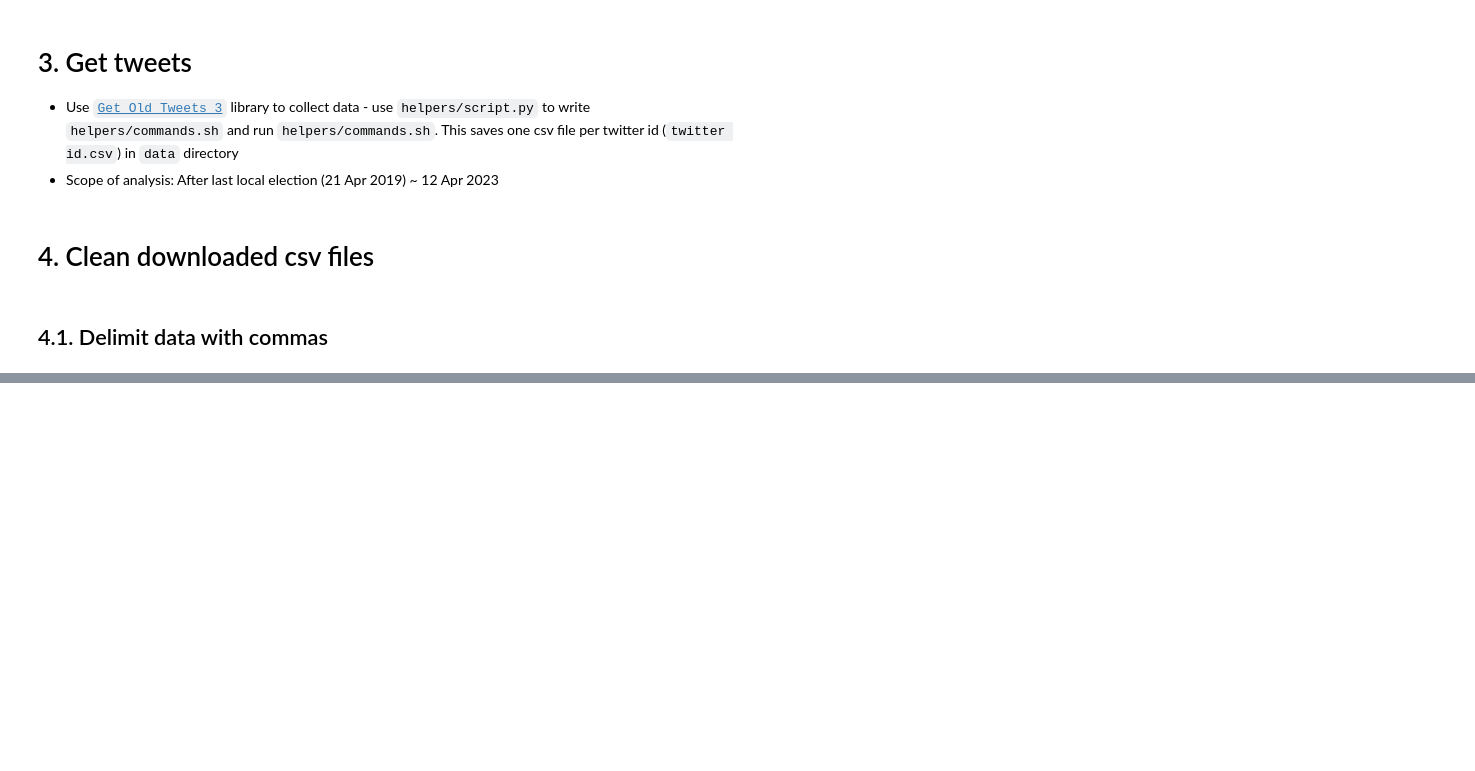
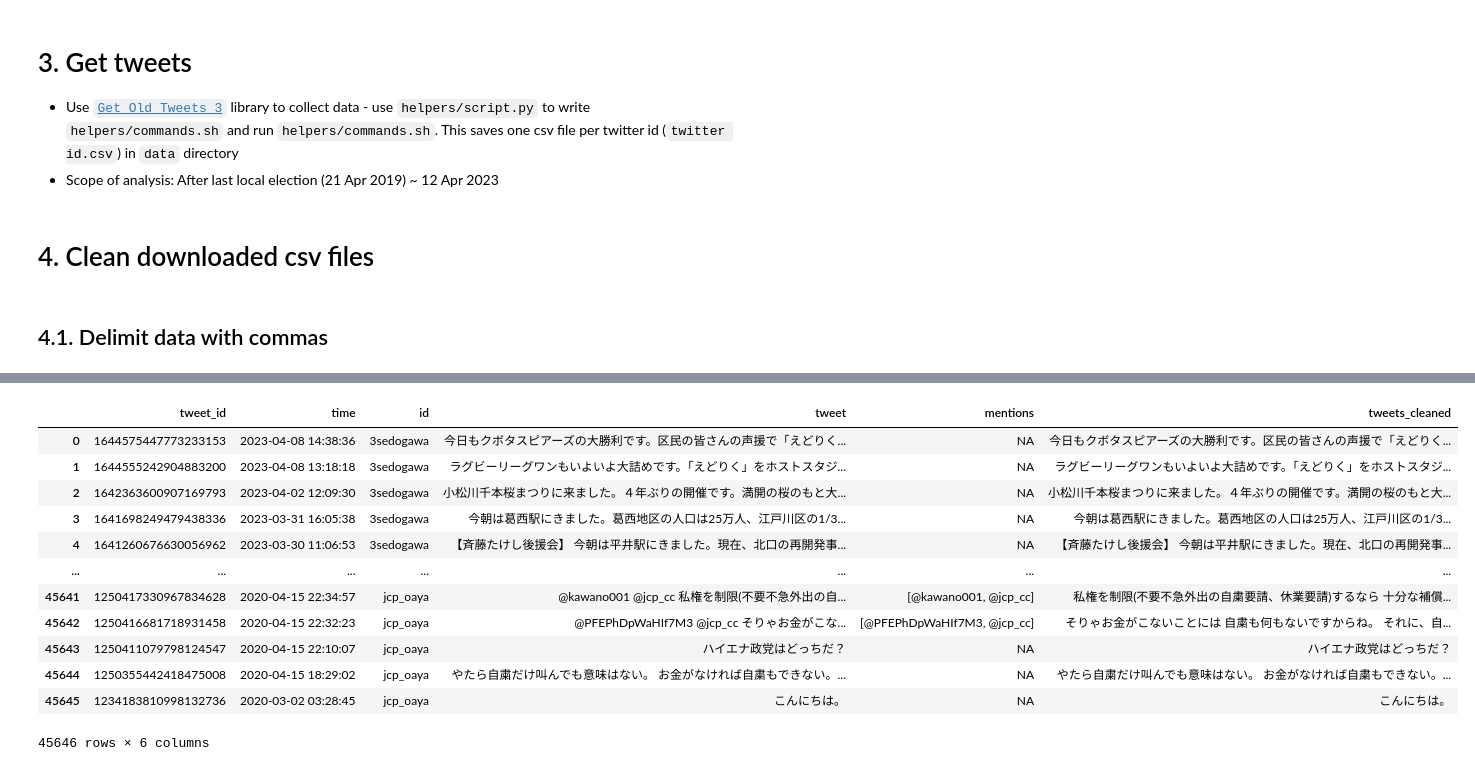
Before and after one commit to saoriyosano/edogawa_2023, a Jupyter notebook: data_download.ipynb, the cells around one changed output, grey strips where cells are left out. Drawn from its saved outputs; the diff is of its cells as text; code cells hidden in the pictures; blank space fills up the shorter version.

Commit message:
data cleaning

```diff
--- a/data_download.ipynb
+++ b/data_download.ipynb
@@ -300,0 +351,2 @@ for id in ids:
+# %%
+pd.set_option('display.max_colwidth', None)
@@ -300,0 +368,38 @@ for id in ids:
+# %%
+def clean_tweets(tweets):
+
+    # create list of mentions and remove them from 'tweet' column
+    mentions = tweets.apply(
+        lambda x: re.findall(r'(@[A-Za-z0-9_]{1,15})', x)
+    )
+    tweets = tweets.apply(
+        lambda x: re.sub(r'(@[A-Za-z0-9_]{1,15})', "", x)
+        )
+
+    # remove urls from tweets
+    tweets = tweets.apply(
+        lambda x: re.sub(r'(?i)\b((?:https?:\/\/[^\s]+))', "", x)
+        )
+
+    return tweets, mentions
+# %%
+tweets, mentions = clean_tweets(df.tweet)
+# %%
+df['mentions'] = ["NA" if mention == [] else mention for mention in mentions]
+df['tweets_cleaned'] = tweets
+# %%
+df
+# %% [output]
+|  | tweet_id | time | id | tweet | mentions | tweets_cleaned |
+| 0 | 1644575447773233153 | 2023-04-08 14:38:36 | 3sedogawa | 今日もクボタスピアーズの大勝利です。区民の皆さんの声援で「えどりく... | NA | 今日もクボタスピアーズの大勝利です。区民の皆さんの声援で「えどりく... |
+| 1 | 1644555242904883200 | 2023-04-08 13:18:18 | 3sedogawa | ラグビーリーグワンもいよいよ大詰めです。「えどりく」をホストスタジ... | NA | ラグビーリーグワンもいよいよ大詰めです。「えどりく」をホストスタジ... |
+| 2 | 1642363600907169793 | 2023-04-02 12:09:30 | 3sedogawa | 小松川千本桜まつりに来ました。４年ぶりの開催です。満開の桜のもと大... | NA | 小松川千本桜まつりに来ました。４年ぶりの開催です。満開の桜のもと大... |
+| 3 | 1641698249479438336 | 2023-03-31 16:05:38 | 3sedogawa | 今朝は葛西駅にきました。葛西地区の人口は25万人、江戸川区の1/3... | NA | 今朝は葛西駅にきました。葛西地区の人口は25万人、江戸川区の1/3... |
+| 4 | 1641260676630056962 | 2023-03-30 11:06:53 | 3sedogawa | 【斉藤たけし後援会】 今朝は平井駅にきました。現在、北口の再開発事... | NA | 【斉藤たけし後援会】 今朝は平井駅にきました。現在、北口の再開発事... |
+| ... | ... | ... | ... | ... | ... | ... |
+| 45641 | 1250417330967834628 | 2020-04-15 22:34:57 | jcp_oaya | @kawano001 @jcp_cc 私権を制限(不要不急外出の自... | [@kawano001, @jcp_cc] | 私権を制限(不要不急外出の自粛要請、休業要請)するなら 十分な補償... |
+| 45642 | 1250416681718931458 | 2020-04-15 22:32:23 | jcp_oaya | @PFEPhDpWaHIf7M3 @jcp_cc そりゃお金がこな... | [@PFEPhDpWaHIf7M3, @jcp_cc] | そりゃお金がこないことには 自粛も何もないですからね。 それに、自... |
+| 45643 | 1250411079798124547 | 2020-04-15 22:10:07 | jcp_oaya | ハイエナ政党はどっちだ？ | NA | ハイエナ政党はどっちだ？ |
+| 45644 | 1250355442418475008 | 2020-04-15 18:29:02 | jcp_oaya | やたら自粛だけ叫んでも意味はない。 お金がなければ自粛もできない。... | NA | やたら自粛だけ叫んでも意味はない。 お金がなければ自粛もできない。... |
+| 45645 | 1234183810998132736 | 2020-03-02 03:28:45 | jcp_oaya | こんにちは。 | NA | こんにちは。 |
+45646 rows × 6 columns
```
Also changed, not shown: parts of 8 cells of this notebook.
